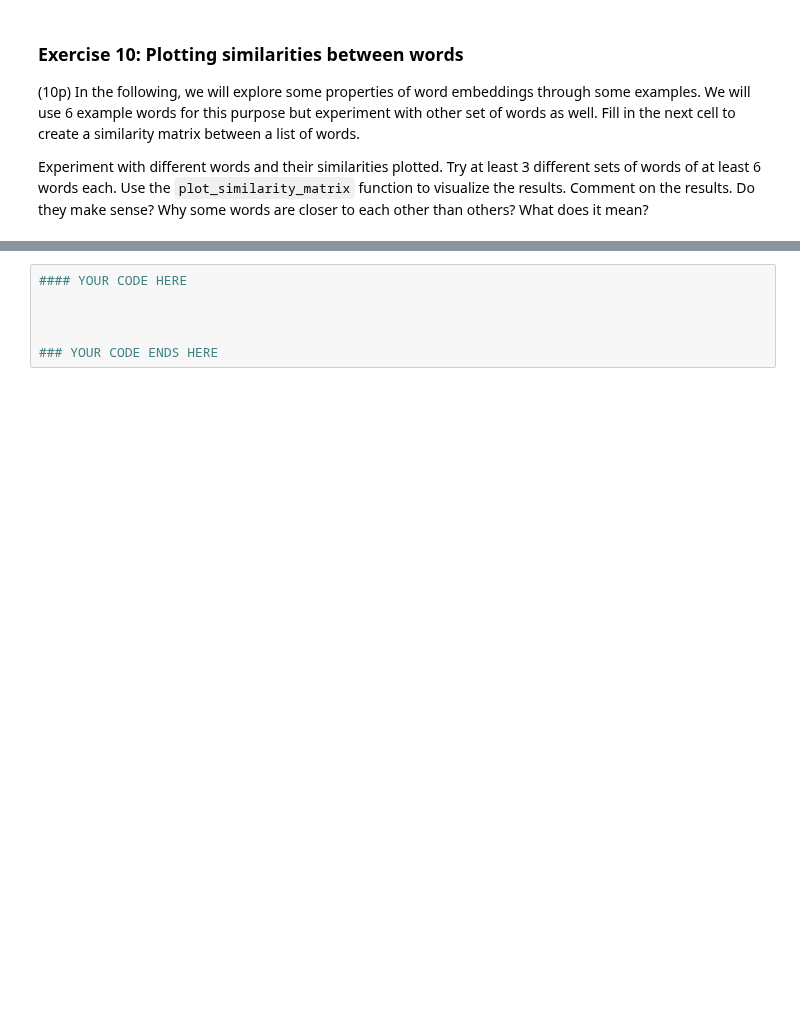
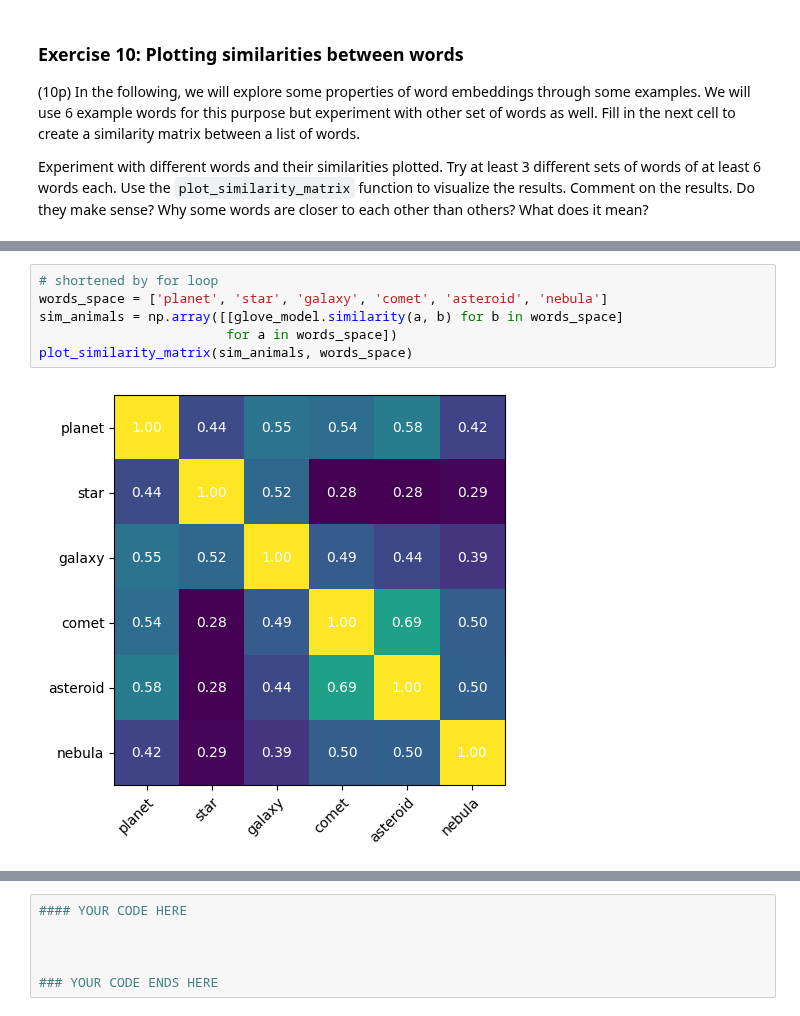
Before and after one commit to vddobush/NLP_Project, a Jupyter notebook: lab2cont.ipynb, the cells around one changed output, grey strips where cells are left out. Saved outputs shown, nothing was run; the diff lists cells and outputs as text; blank space fills up the shorter version.

```diff
--- a/lab2cont.ipynb
+++ b/lab2cont.ipynb
@@ -928,0 +1035,8 @@ plot_similarity_matrix(similarity_matrix, list_of_words)
+# %%
+# shortened by for loop
+words_space = ['planet', 'star', 'galaxy', 'comet', 'asteroid', 'nebula']
+sim_animals = np.array([[glove_model.similarity(a, b) for b in words_space]
+                        for a in words_space])
+plot_similarity_matrix(sim_animals, words_space)
+# %% [output]
+[figure, added]
```
Also changed, not shown: parts of 25 cells of this notebook.
